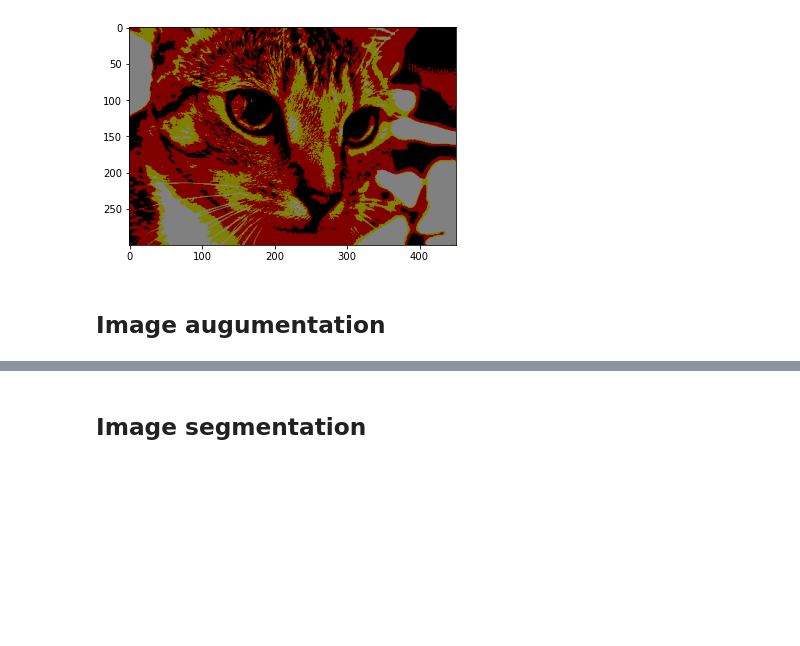
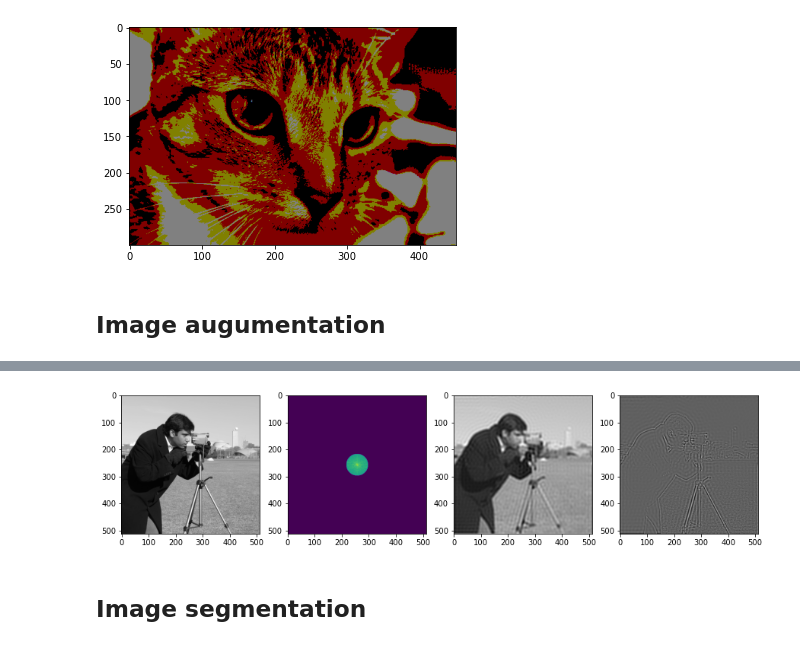
Before and after one commit to ehgus/python-101, a Jupyter notebook: chp2-image-processing.ipynb, the cells around one changed output, grey strips where cells are left out. Saved outputs shown, nothing was run; the diff lists cells and outputs as text; code cells hidden in the pictures; blank space fills up the shorter version.

```diff
--- a/chp2-image-processing.ipynb
+++ b/chp2-image-processing.ipynb
@@ -56,3 +94,23 @@ plt.imshow(cat_seg);
+# %%
+cman = data.camera()
+
+fig, axes = plt.subplots(1,4,figsize=(15,60))
+axes[0].imshow(cman,cmap='gray')
+# fft
+cman_fft = ifftshift(fft2(cman))
+row,column = cman_fft.shape
+spfilter = np.fromfunction(lambda r,c: (r-row//2)**2+(c-column//2)**2 < 40**2,(row,column))
+
+axes[1].imshow(np.log(np.abs(cman_fft))*spfilter)
+# filtering and ifft
+cman_high_filtered = np.real(ifft2(ifftshift(cman_fft*spfilter)))
+cman_row_filtered = np.real(ifft2(ifftshift(cman_fft*np.logical_not(spfilter))))
+
+
+axes[2].imshow(cman_high_filtered,cmap='gray')
+axes[3].imshow(cman_row_filtered,cmap='gray');
+# %% [output]
+[figure, added]
 # %% [markdown]
 ## Image segmentation
 # %% [markdown]
```
Also changed, not shown: parts of 6 cells of this notebook.
